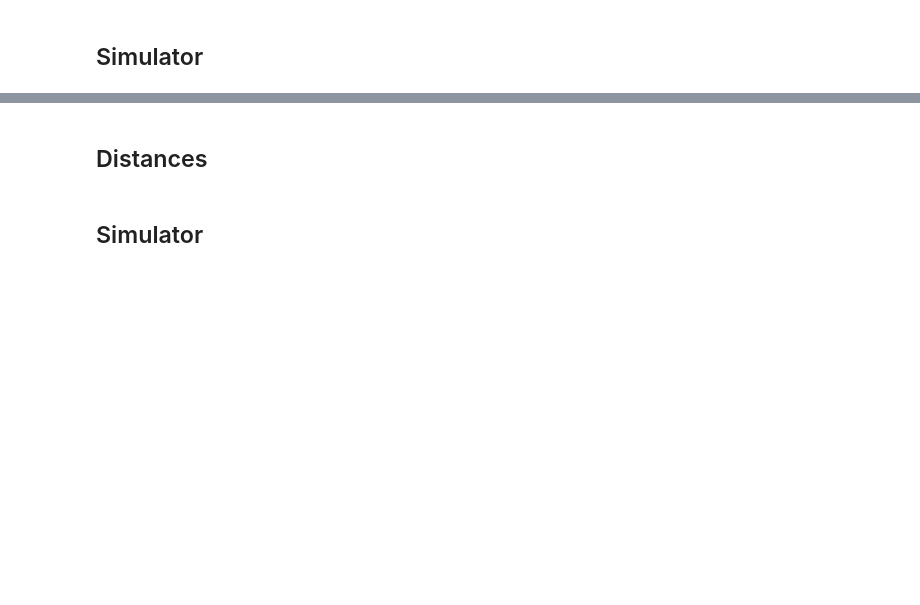
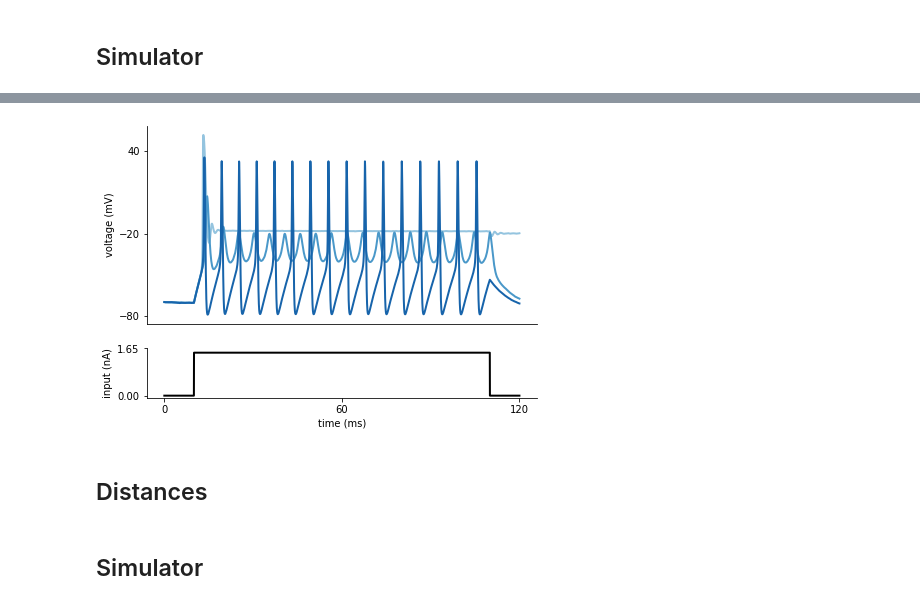
Before and after one commit to SRagy/sbi, a Jupyter notebook: Sammy_examples/HH_Full_Simulator.ipynb, the cells around one changed output, grey strips where cells are left out. Drawn from its saved outputs; the diff is of its cells as text; code cells hidden in the pictures; blank space fills up the shorter version.

```diff
--- a/Sammy_examples/HH_Full_Simulator.ipynb
+++ b/Sammy_examples/HH_Full_Simulator.ipynb
@@ -54,5 +54,21 @@ def run_HH_model(params):
     states = HHsimulator(V0, params.reshape(1, -1), dt, t, I)
 
     return dict(data=states.reshape(-1), time=t, dt=dt, I=I.reshape(-1))
+# %%
+def run_HH_model_2(params, duration, dt, t_on, curr_level):
+
+    params = np.asarray(params)
+
+    # input current, time step
+    I, t_on, t_off, dt, t, A_soma = syn_current(duration, dt, t_on, curr_level)
+
+    t = np.arange(0, len(I), 1)*dt
+
+    # initial voltage
+    V0 = -70
+
+    states = HHsimulator(V0, params.reshape(1, -1), dt, t, I)
+
+    return dict(data=states.reshape(-1), time=t, dt=dt, I=I.reshape(-1))
 # %%
 params_base = [[50., 1.],[4., 1.5],[20., 15.]]
@@ -94,3 +110,38 @@ plt.show()
+# %%
+# three sets of (g_Na, g_K)
+I, t_on, t_off, dt, t, A_soma = syn_current(120, 0.01,10,1.5e-3)
+
+num_samples = len(params[:,0])
+sim_samples = np.zeros((num_samples, len(I)))
+for i in range(num_samples):
+    sim_samples[i,:] = run_HH_model_2(params=params[i,:], duration=120, dt=0.01,t_on=10,curr_level=1.5e-3)['data']
+
+# colors for traces
+col_min = 2
+num_colors = num_samples+col_min
+cm1 = mpl.cm.Blues
+col1 = [cm1(1.*i/num_colors) for i in range(col_min,num_colors)]
+
+fig = plt.figure(figsize=(7,5))
+gs = mpl.gridspec.GridSpec(2, 1, height_ratios=[4, 1])
+ax = plt.subplot(gs[0])
+for i in range(num_samples):
+    plt.plot(t,sim_samples[i,:],color=col1[i],lw=2)
+plt.ylabel('voltage (mV)')
+ax.set_xticks([])
+ax.set_yticks([-80, -20, 40])
+
+ax = plt.subplot(gs[1])
+plt.plot(t,I*A_soma*1e3,'k', lw=2)
+plt.xlabel('time (ms)')
+plt.ylabel('input (nA)')
+
+ax.set_xticks([0, max(t)/2, max(t)])
+ax.set_yticks([0, 1.1*np.max(I*A_soma*1e3)])
+ax.yaxis.set_major_formatter(mpl.ticker.FormatStrFormatter('%.2f'))
+plt.show()
+# %% [output]
+[figure, added]
 # %%
 def summ_simulation_wrapper(params):
     """
```
Also changed, not shown: parts of 38 cells of this notebook, 1 other file.
